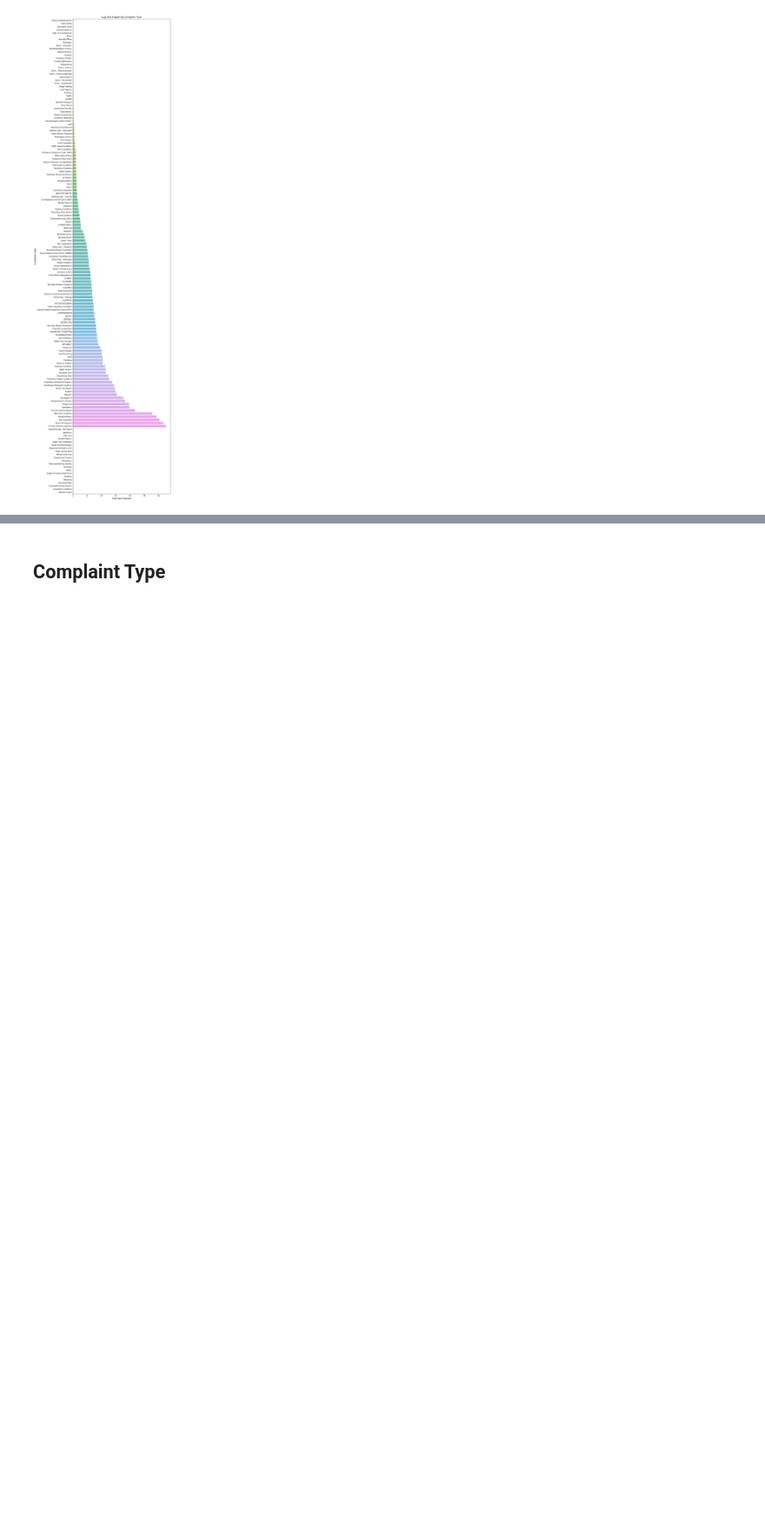
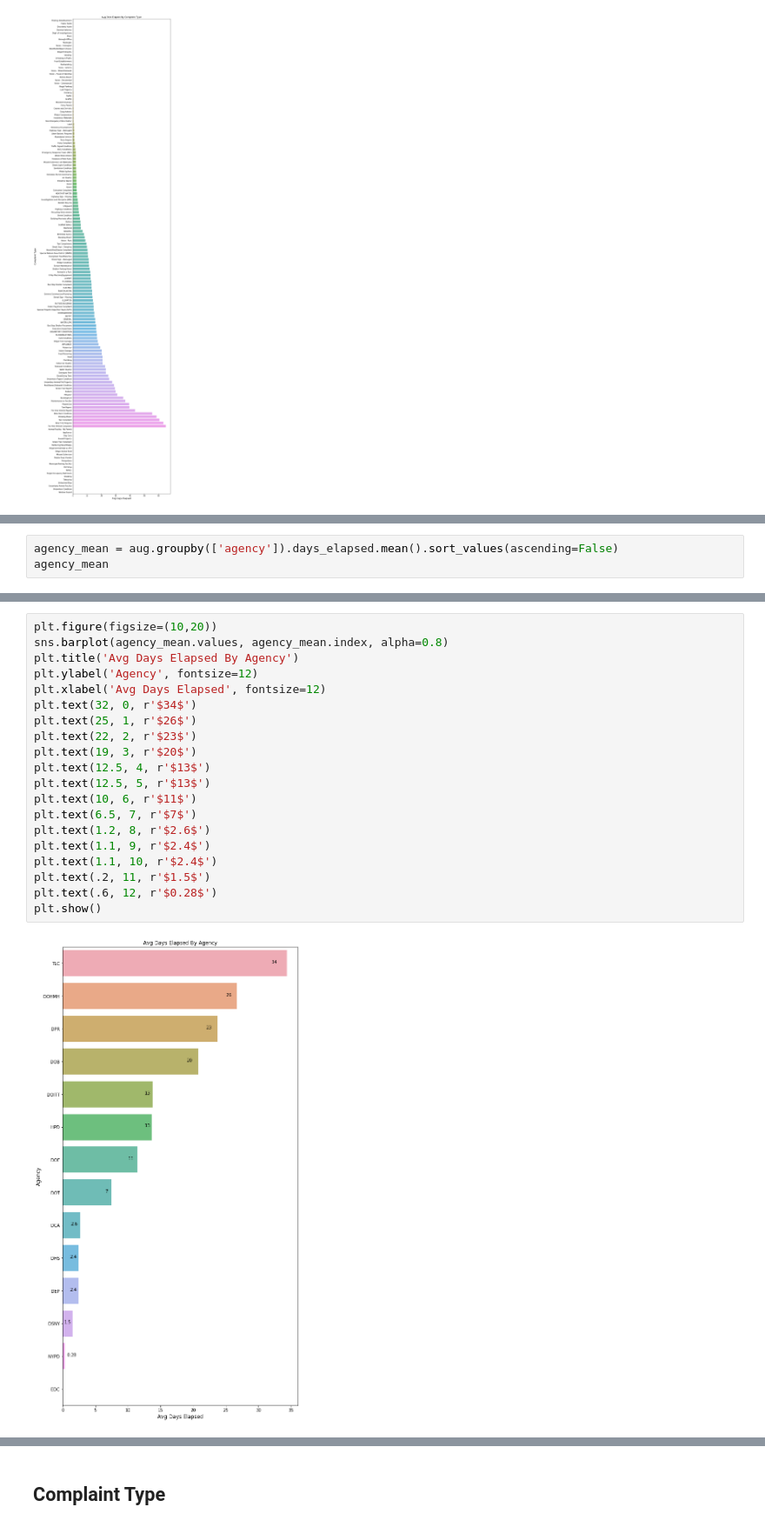
Before and after one commit to whohuhwhat/311_pt4, a Jupyter notebook: TS.ipynb, the cells around one changed output, grey strips where cells are left out. Shown at 87% size. Cells and saved outputs as stored; diff of their text form; blank space fills up the shorter version.

```diff
--- a/TS.ipynb
+++ b/TS.ipynb
@@ -232,0 +241,3 @@ aug.head()
+# %%
+agency_mean = aug.groupby(['agency']).days_elapsed.mean().sort_values(ascending=False)
+agency_mean
@@ -232,0 +261,22 @@ aug.head()
+# %%
+plt.figure(figsize=(10,20))
+sns.barplot(agency_mean.values, agency_mean.index, alpha=0.8)
+plt.title('Avg Days Elapsed By Agency')
+plt.ylabel('Agency', fontsize=12)
+plt.xlabel('Avg Days Elapsed', fontsize=12)
+plt.text(32, 0, r'$34$')
+plt.text(25, 1, r'$26$')
+plt.text(22, 2, r'$23$')
+plt.text(19, 3, r'$20$')
+plt.text(12.5, 4, r'$13$')
+plt.text(12.5, 5, r'$13$')
+plt.text(10, 6, r'$11$')
+plt.text(6.5, 7, r'$7$')
+plt.text(1.2, 8, r'$2.6$')
+plt.text(1.1, 9, r'$2.4$')
+plt.text(1.1, 10, r'$2.4$')
+plt.text(.2, 11, r'$1.5$')
+plt.text(.6, 12, r'$0.28$')
+plt.show()
+# %% [output]
+[figure, added]
```
Also changed, not shown: parts of 20 cells of this notebook.
